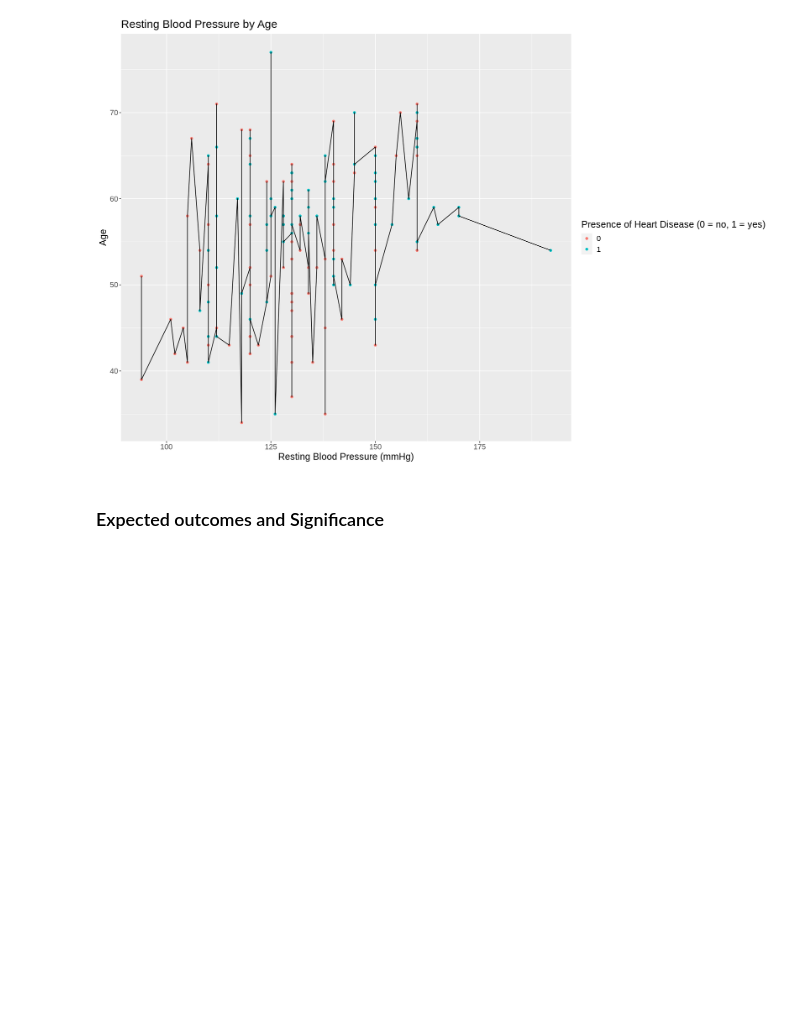
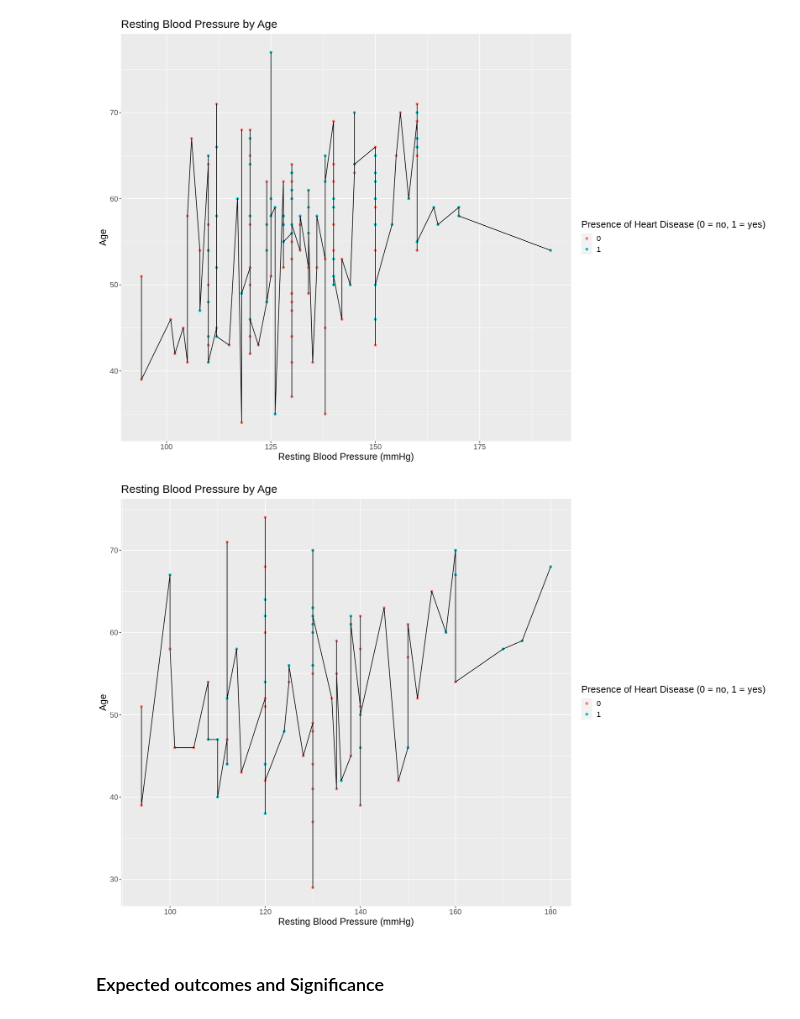
Before and after one commit to LordofSabres/Team_Pineapples_DSCI_100, a Jupyter notebook: projectproposal.ipynb, the cells around one changed output. Saved outputs shown, nothing was run; the diff lists cells and outputs as text; code cells hidden in the pictures; blank space fills up the shorter version.

Commit message:
Added testing plot

```diff
--- a/projectproposal.ipynb
+++ b/projectproposal.ipynb
@@ -168,6 +168,17 @@ training_plot <- ggplot(data_train, aes(x=trestbps, y=age)) +
 training_plot
 # %% [output]
 [figure]
+# %%
+options(repr.plot.width = 15, repr.plot.height = 10)
+testing_plot <- ggplot(data_testing, aes(x=trestbps, y=age)) +
+    geom_point(aes(colour=condition)) +
+    geom_line() +
+    ggtitle("Resting Blood Pressure by Age") +
+    labs(x = "Resting Blood Pressure (mmHg)", y = "Age", colour = "Presence of Heart Disease (0 = no, 1 = yes)") +
+     theme(text = element_text(size = 15))
+testing_plot
+# %% [output]
+[figure, added]
 # %% [markdown]
 ### Expected outcomes and Significance
 # %% [markdown]
```
